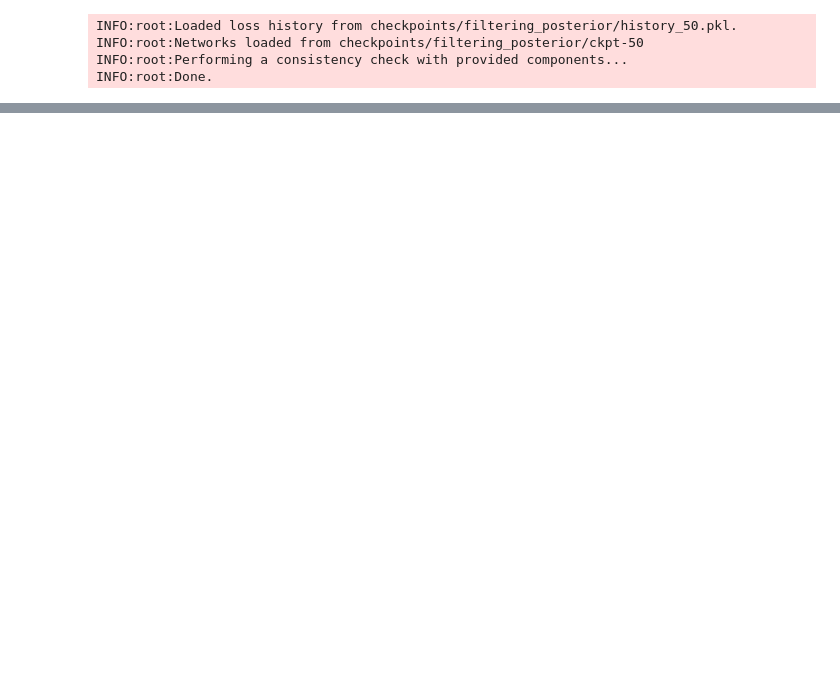
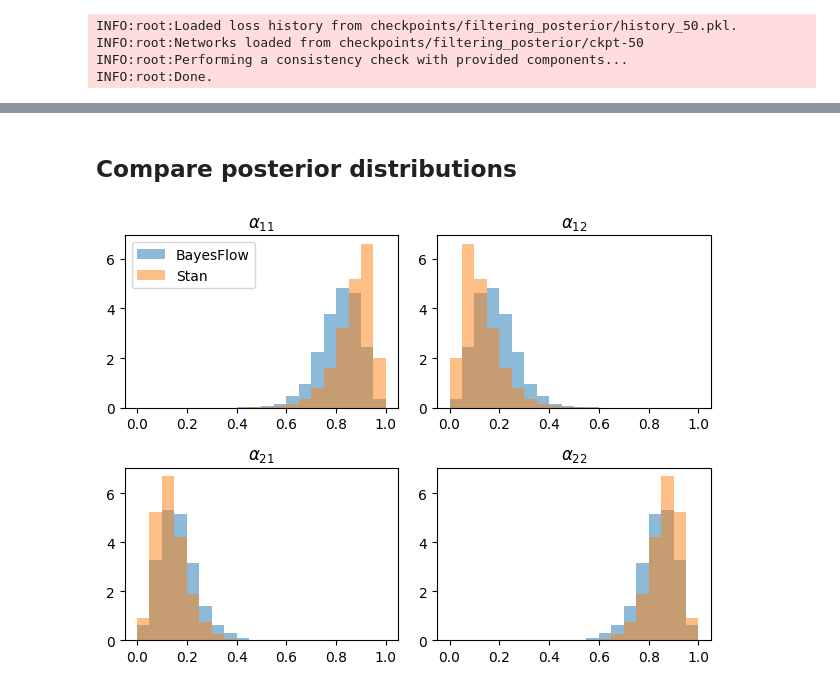
Before and after one commit to Kucharssim/bayesflow-amortized-mixtures, a Jupyter notebook: case-studies/normal-hmm/calibration-stan.ipynb, the cells around one changed output, grey strips where cells are left out. Cells and saved outputs as stored; diff of their text form; code cells hidden in the pictures; blank space fills up the shorter version.

Commit message:
compare posteriors to stan

```diff
--- a/case-studies/normal-hmm/calibration-stan.ipynb
+++ b/case-studies/normal-hmm/calibration-stan.ipynb
@@ -168,0 +168,36 @@ Text(0.5, 23.52222222222222, 'Time point')
+# %% [markdown]
+## Compare posterior distributions
+# %%
+p, mu = model.extract_pars(posterior).values()
+# %%
+stan_p = stan_fit.draws_pd(vars = ["transition_matrix"])
+stan_p = np.array(stan_p)
+stan_p = np.reshape(stan_p, (stan_p.shape[0], model.n_cls, model.n_cls))
+stan_p = np.swapaxes(stan_p, 1, 2)
+
+stan_mu = stan_fit.draws_pd(vars = ["mu"])
+stan_mu = np.array(stan_mu)
+# %%
+fig, ((ax1, ax2), (ax3, ax4)) = plt.subplots(2, 2)
+
+ax1.set_title(r'$\alpha_{11}$')
+ax2.set_title(r'$\alpha_{12}$')
+ax3.set_title(r'$\alpha_{21}$')
+ax4.set_title(r'$\alpha_{22}$')
+
+ax1.hist(p[:,0,0], bins=np.linspace(0, 1, 21), alpha=0.5, density=True, label="BayesFlow")
+ax2.hist(p[:,0,1], bins=np.linspace(0, 1, 21), alpha=0.5, density=True)
+ax3.hist(p[:,1,0], bins=np.linspace(0, 1, 21), alpha=0.5, density=True)
+ax4.hist(p[:,1,1], bins=np.linspace(0, 1, 21), alpha=0.5, density=True)
+
+ax1.hist(stan_p[:,0,0], bins=np.linspace(0, 1, 21), alpha=0.5, density=True, label="Stan")
+ax2.hist(stan_p[:,0,1], bins=np.linspace(0, 1, 21), alpha=0.5, density=True)
+ax3.hist(stan_p[:,1,0], bins=np.linspace(0, 1, 21), alpha=0.5, density=True)
+ax4.hist(stan_p[:,1,1], bins=np.linspace(0, 1, 21), alpha=0.5, density=True)
+
+
+ax1.legend()
+
+fig.tight_layout()
+# %% [output]
+[figure, added]
```
Also changed, not shown: parts of 10 cells of this notebook, 1 other file.
